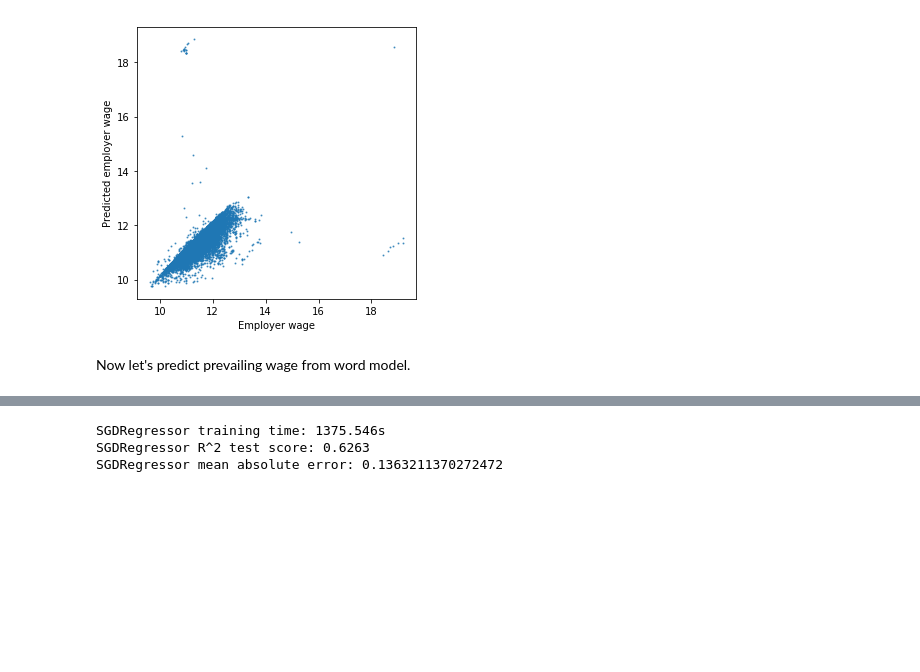
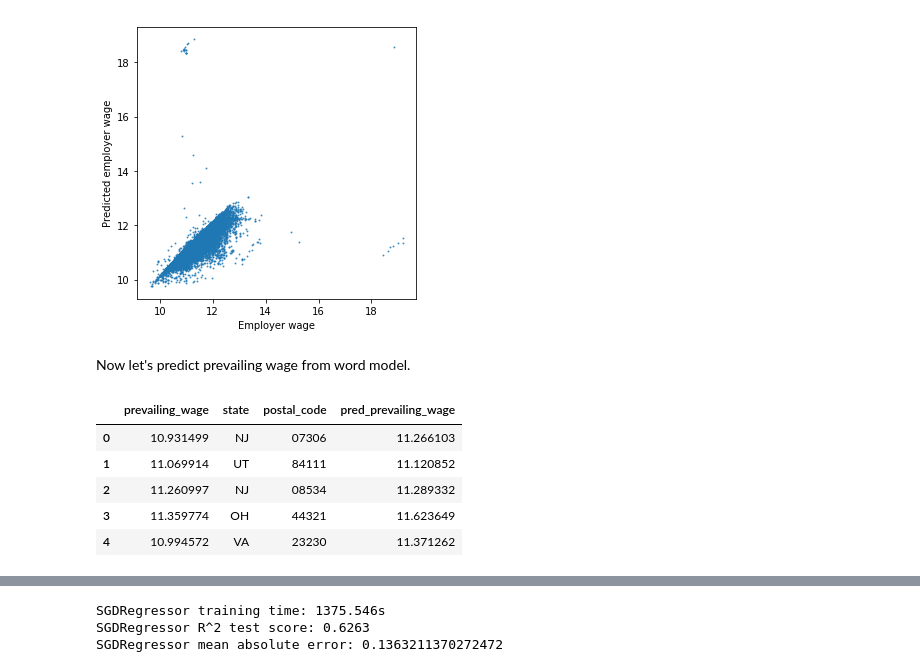
Before and after one commit to pdagger/Springboard_Data_Science, a Jupyter notebook: Salary_prediction.ipynb, the cells around one changed output, grey strips where cells are left out. Saved outputs shown, nothing was run; the diff lists cells and outputs as text; code cells hidden in the pictures; blank space fills up the shorter version.

```diff
--- a/Salary_prediction.ipynb
+++ b/Salary_prediction.ipynb
@@ -265,4 +265,13 @@ X_em_full['merged'] = X_em_full.job_title + " " + X_em_full.occupational_name +
                         + " " + X_em_full.postal_code
 # Predict prevailing wage and add to X_em
 X_em['pred_prevailing_wage'] = regressor1.predict(vectorizer.transform(X_em_full.merged).tocsc())
+# %%
+X_em.head()
+# %% [output]
+|  | prevailing_wage | state | postal_code | pred_prevailing_wage |
+| 0 | 10.931499 | NJ | 07306 | 11.266103 |
+| 1 | 11.069914 | UT | 84111 | 11.120852 |
+| 2 | 11.260997 | NJ | 08534 | 11.289332 |
+| 3 | 11.359774 | OH | 44321 | 11.623649 |
+| 4 | 10.994572 | VA | 23230 | 11.371262 |
 # %%
```
Also changed, not shown: parts of 4 cells of this notebook.
